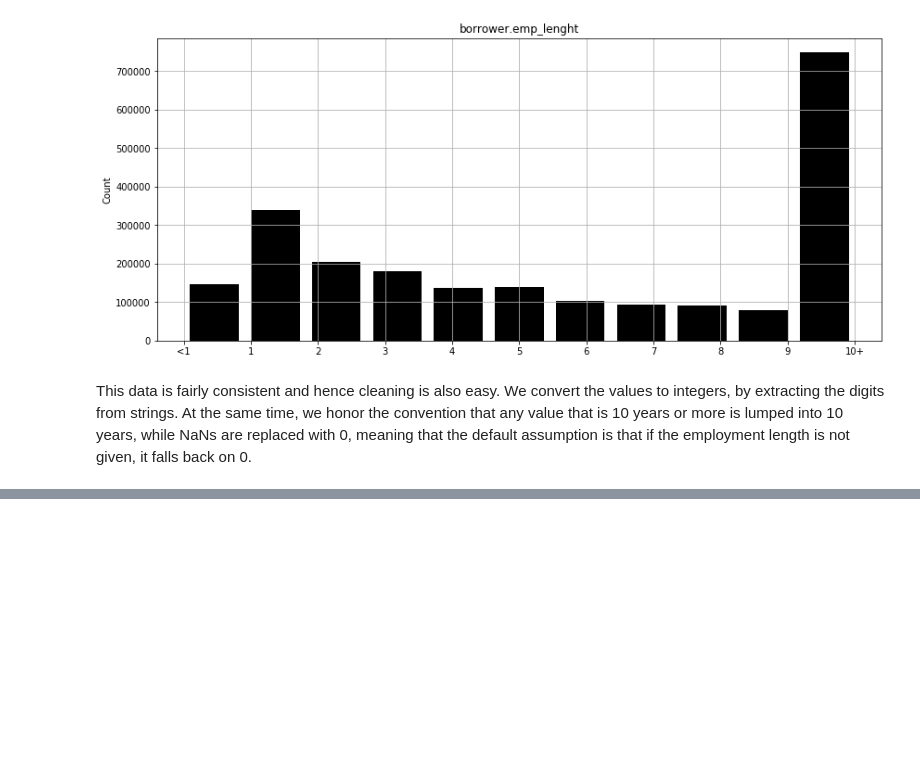
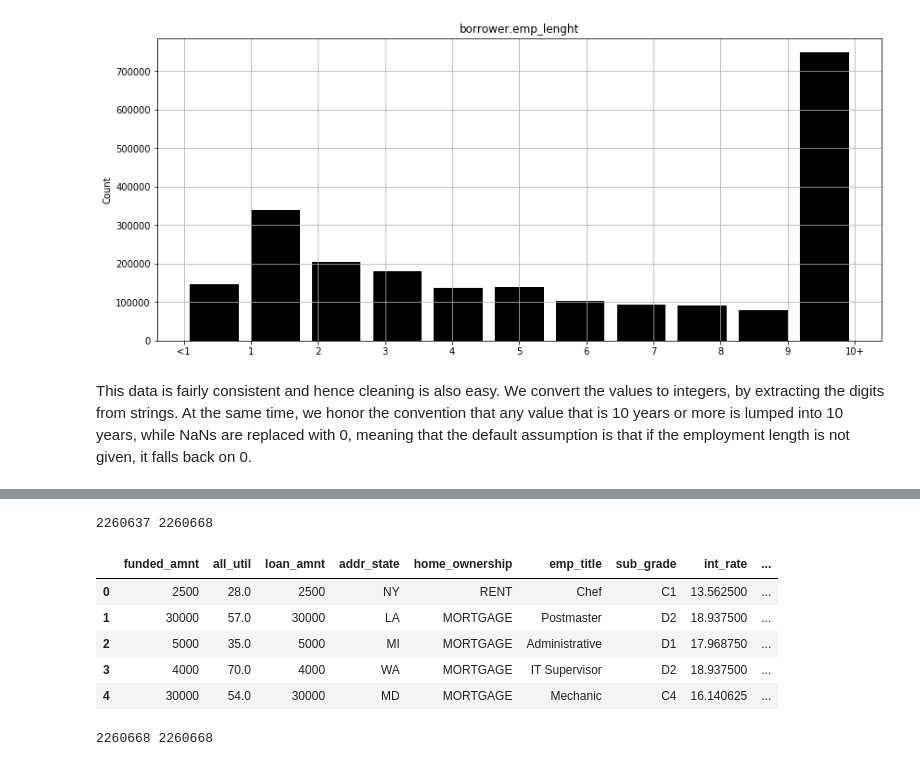
Before and after one commit to OlegZero13/assignment-sunscrapers, a Jupyter notebook: Exploratory-Data-Analysis.ipynb, the cells around one changed output, grey strips where cells are left out. Drawn from its saved outputs; the diff is of its cells as text; code cells hidden in the pictures; blank space fills up the shorter version.

Commit message:
Updated EDA with code that creates sub-tables for a new database.

```diff
--- a/Exploratory-Data-Analysis.ipynb
+++ b/Exploratory-Data-Analysis.ipynb
@@ -989,0 +1001,33 @@ We convert the values to integers, by extracting the digits from strings. At the
+# %%
+dfc['id'] = dfc.index
+# %%
+BORROWERS = ['all_util', 'annual_inc', 'avg_cur_bal', 'dti', 'home_ownership', 'addr_state', 'zip_code', 'emp_title', 'emp_length']
+borrowers = dfc[BORROWERS]
+borrowers = borrowers.drop_duplicates(subset=BORROWERS)
+borrowers['hash'] = borrowers.apply(lambda x: hash((*x,)), axis=1)
+borrowers['member_id'] = borrowers.index
+
+print(len(borrowers), len(dfc))
+# %% [output]
+2260637 2260668
+# %%
+dfc['hash'] = dfc[BORROWERS].apply(lambda x: hash((*x,)), axis=1)
+dfc = pd.merge(dfc[[c for c in dfc.columns if c != 'member_id']], borrowers[['member_id', 'hash']], on='hash', how='left')
+dfc = dfc.drop(columns=['hash'])
+dfc.head()
+# %% [output]
+|  | funded_amnt | all_util | loan_amnt | addr_state | home_ownership | emp_title | sub_grade | int_rate | ... |
+| 0 | 2500 | 28.0 | 2500 | NY | RENT | Chef | C1 | 13.562500 | ... |
+| 1 | 30000 | 57.0 | 30000 | LA | MORTGAGE | Postmaster | D2 | 18.937500 | ... |
+| 2 | 5000 | 35.0 | 5000 | MI | MORTGAGE | Administrative | D1 | 17.968750 | ... |
+| 3 | 4000 | 70.0 | 4000 | WA | MORTGAGE | IT Supervisor | D2 | 18.937500 | ... |
+| 4 | 30000 | 54.0 | 30000 | MD | MORTGAGE | Mechanic | C4 | 16.140625 | ... |
+# %%
+LOANS = ['title', 'funded_amnt', 'total_pymnt', 'sub_grade', 'int_rate', 'loan_amnt', 'loan_status', 'term', 'member_id']
+loans = dfc[LOANS]
+loans = loans.drop_duplicates(subset=LOANS)
+loans['id'] = loans.index
+
+print(len(loans), len(dfc))
+# %% [output]
+2260668 2260668
```
Also changed, not shown: parts of 6 cells of this notebook.
